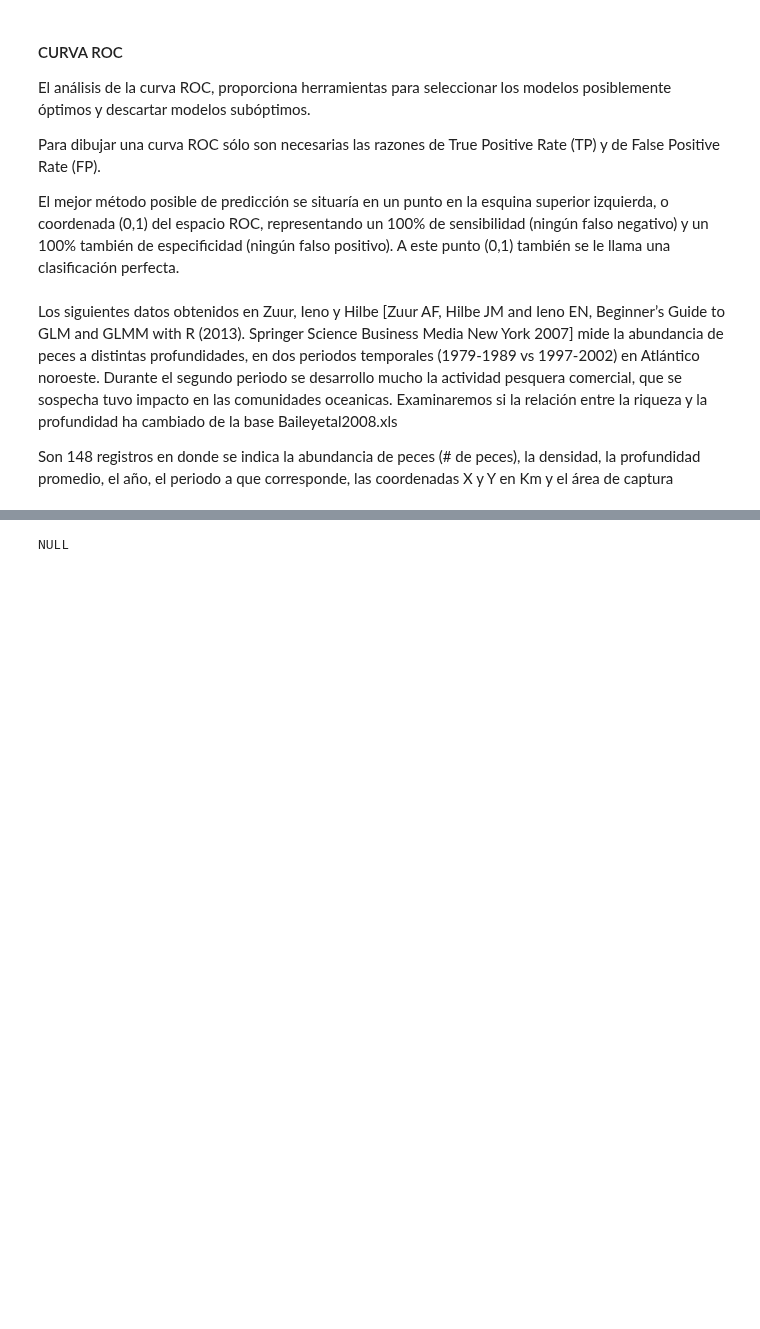
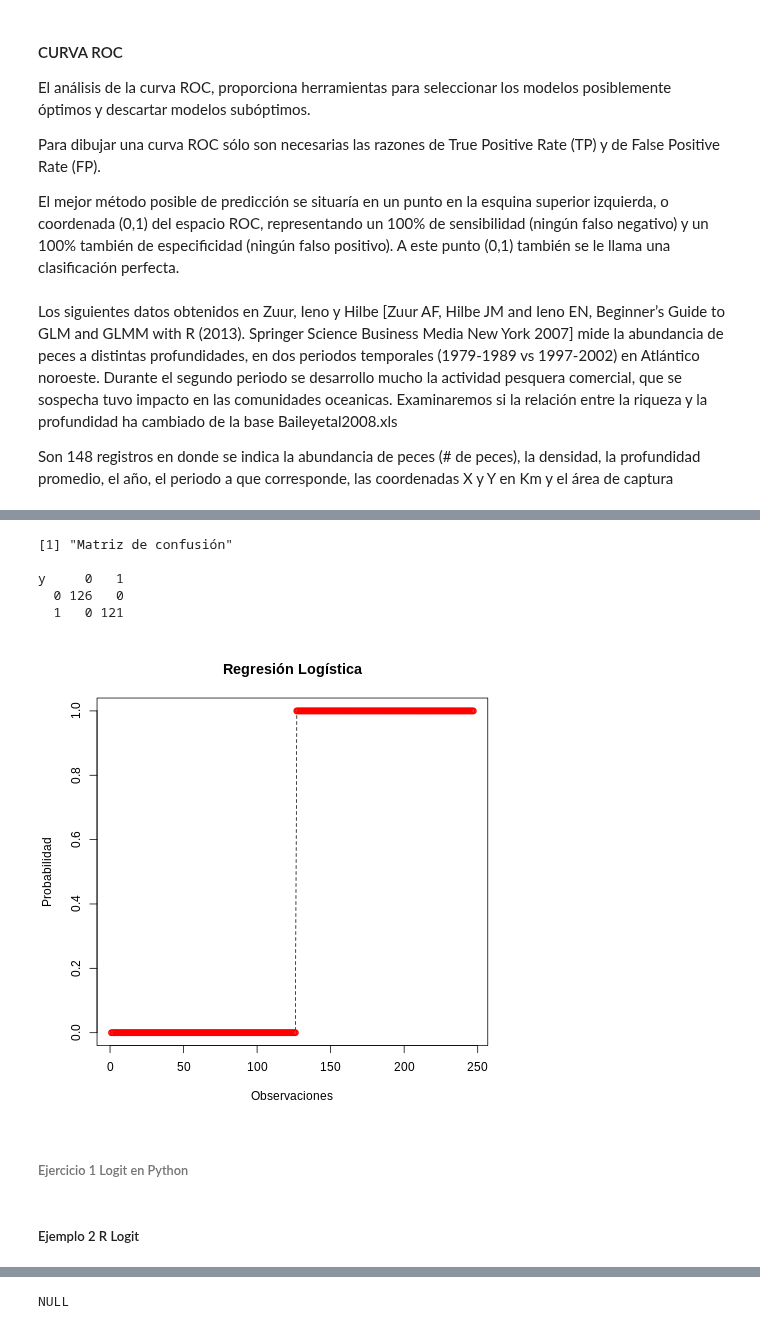
Before and after one commit to pikey-msc/AprendizMaquina, a Jupyter notebook: 2023-1/Regresion/Regresion.ipynb, the cells around one changed output, grey strips where cells are left out. Drawn from its saved outputs; the diff is of its cells as text; code cells hidden in the pictures; blank space fills up the shorter version.

```diff
--- a/2023-1/Regresion/Regresion.ipynb
+++ b/2023-1/Regresion/Regresion.ipynb
@@ -566,0 +586,20 @@ Son 148 registros en donde se indica la abundancia de peces (# de peces), la den
+# %%
+%%R
+
+incump="/content/AprendizMaquina/2023-1/Regresion/Datos/base_inc.csv"
+
+data=read.csv(incump, sep=",", quote="/")
+
+print(head(data))
+
+colors <- c("red", "blue", "darkgreen", "gold", "black")
+attach(data)
+n<-nrow(data)-1
+m=ncol(data)
+x=data[,3:m]
+y=data[,2]
+ylogr = glm(y ~  Liquid  +  Apalanc  +  AscCl  +    Rentab  +Bancos  +  PCP_CT   +  Gop_SD + RetrTMP  +  PLP_PT + IFAudit  +UO_VN + AnOper , family=binomial("logit"))
+print(ylogr)
+xext=as.matrix(cbind(1,x))
+print(head(xext))
+summary(ylogr)
@@ -566,0 +642,25 @@ Son 148 registros en donde se indica la abundancia de peces (# de peces), la den
+# %%
+%%R
+
+ptol=0.5
+yest=(1+exp(-xext%*%as.matrix(ylogr$coef)))^(-1)
+
+#print(confusionMatrix(as.factor(y), as.factor(ylogr$fit)))
+#matriz de confusión
+print("Matriz de confusión")
+print(table(y,ifelse(yest<0.5,0,1)))
+
+plot(y,type="l", lty=2, xlab="Observaciones",
+  ylab="Probabilidad", main="Regresión Logística")
+points(yest, lwd=2, col=colors[1])
+# %% [output]
+[1] "Matriz de confusión"
+
+y     0   1
+  0 126   0
+  1   0 121
+[figure, added]
+# %% [markdown]
+###### Ejercicio 1 Logit en Python
+# %% [markdown]
+##### Ejemplo 2 R Logit
```
Also changed, not shown: parts of 86 cells of this notebook.
